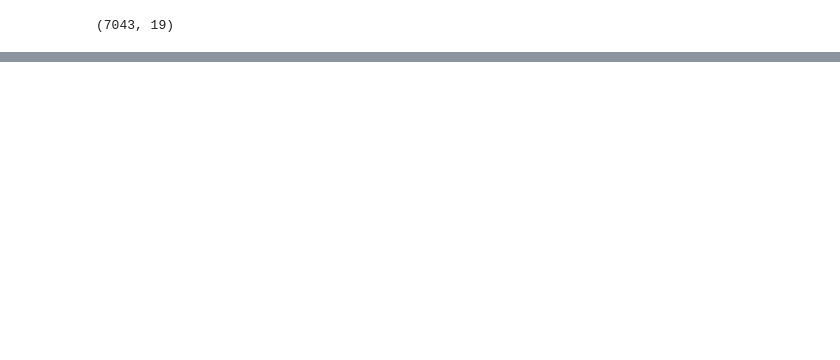
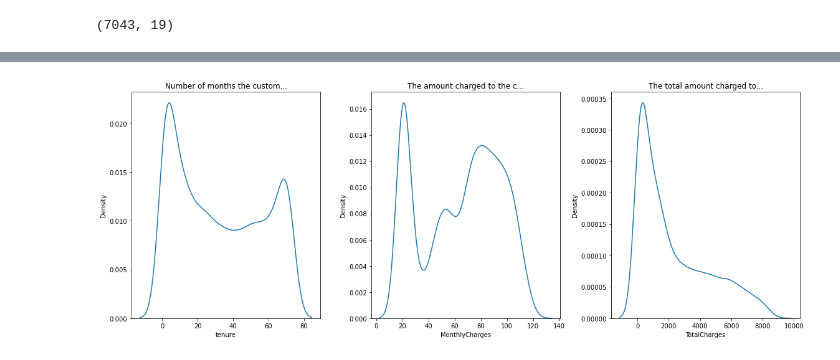
Before and after one commit to Jeff-ChenFan-Wang/TelecomChurnAnalysis, a Jupyter notebook: EDA.ipynb, the cells around one changed output, grey strips where cells are left out. Saved outputs shown, nothing was run; the diff lists cells and outputs as text; code cells hidden in the pictures; blank space fills up the shorter version.

```diff
--- a/EDA.ipynb
+++ b/EDA.ipynb
@@ -46,0 +87,9 @@ short_col_desc = dict(zip(
+# %%
+r, c = get_subplot_dim(len(num_cols))
+fig, ax = plt.subplots(r,c,figsize=(16,6))
+for col, subplot in zip(num_cols,ax.flatten()):
+    sub_ax = sns.kdeplot(x=full_data[col],ax=subplot)
+    sub_ax.set_title(short_col_desc[col])
+plt.tight_layout()
+# %% [output]
+[figure, added]
```
Also changed, not shown: parts of 37 cells of this notebook, 4 other files.
